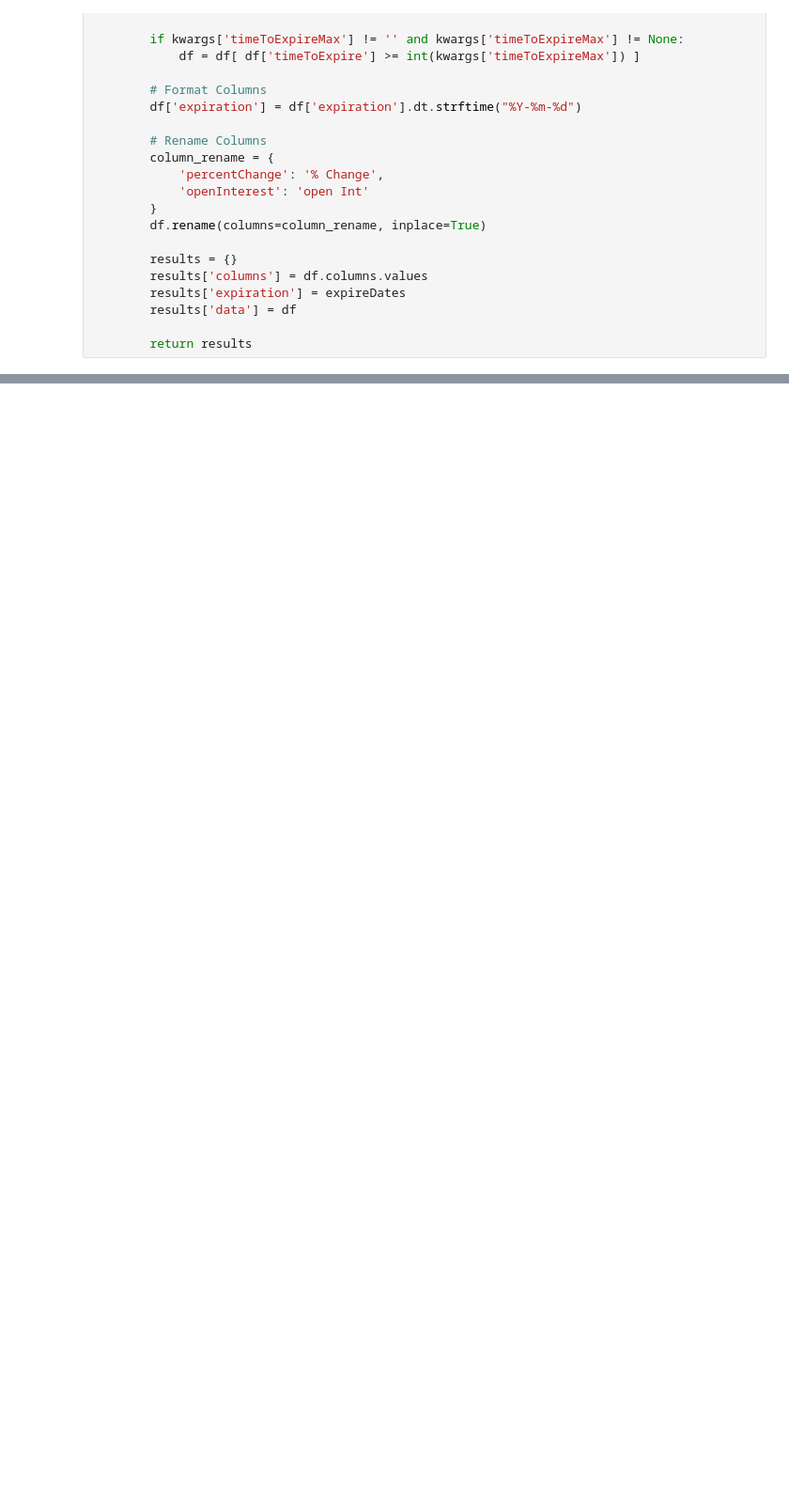
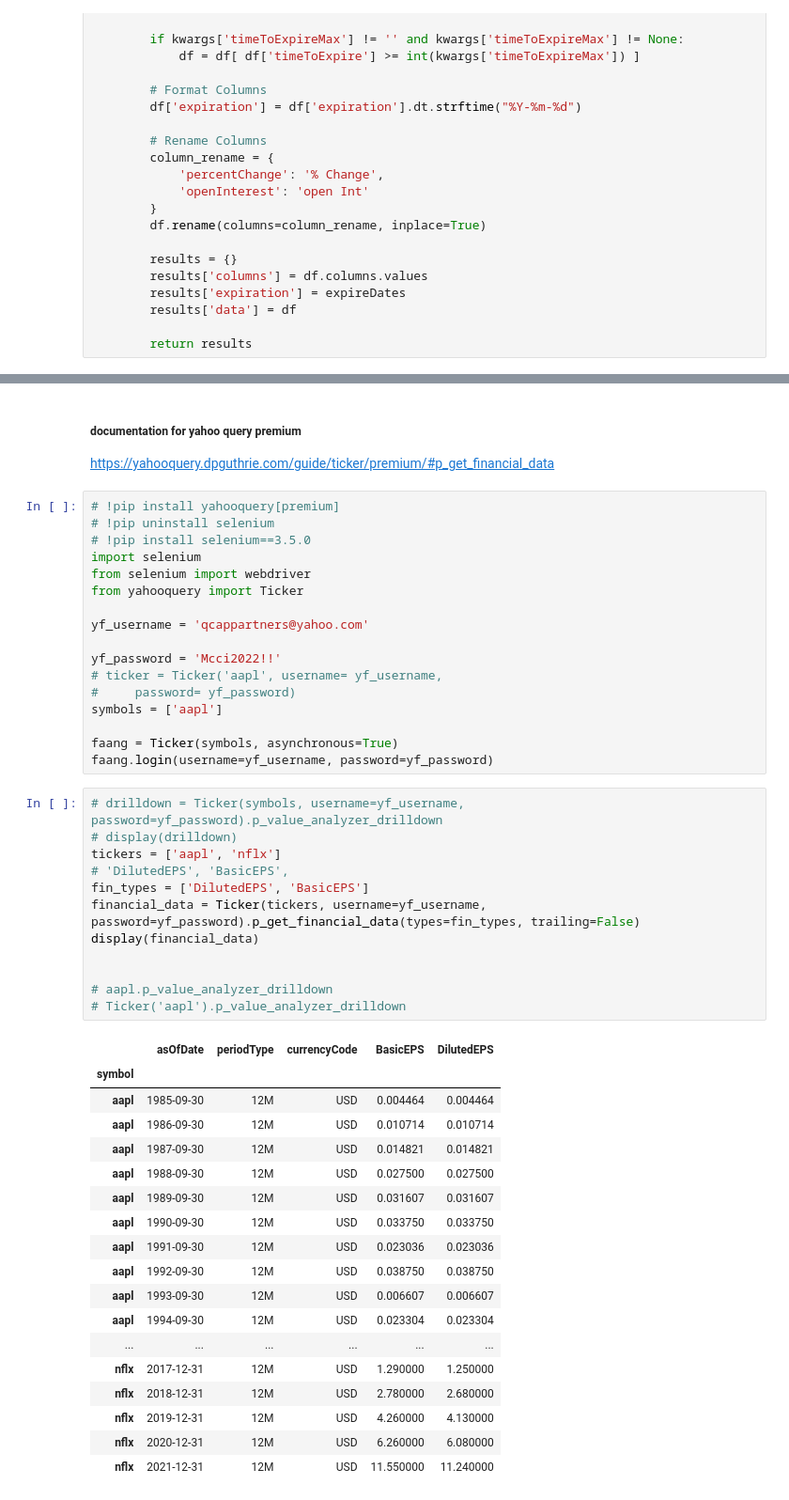
Before and after one commit to ValverdeDaniel/leoPlayground, a Jupyter notebook: EarningsAPITests.ipynb, the cells around one changed output, grey strips where cells are left out. Shown at 94% size. Cells and saved outputs as stored; diff of their text form; blank space fills up the shorter version.

```diff
--- a/EarningsAPITests.ipynb
+++ b/EarningsAPITests.ipynb
@@ -193,3 +219,54 @@ get_earnings_trend('AAPL')
+# %% [markdown]
+##### documentation for yahoo query premium
+https://yahooquery.dpguthrie.com/guide/ticker/premium/#p_get_financial_data
+# %%
+# !pip install yahooquery[premium]
+# !pip uninstall selenium
+# !pip install selenium==3.5.0
+import selenium
+from selenium import webdriver
+from yahooquery import Ticker
+
+yf_username = 'qcappartners@yahoo.com'
+
+yf_password = 'Mcci2022!!'
+# ticker = Ticker('aapl', username= yf_username,
+#     password= yf_password)
+symbols = ['aapl']
+
+faang = Ticker(symbols, asynchronous=True)
+faang.login(username=yf_username, password=yf_password)
+# %%
+# drilldown = Ticker(symbols, username=yf_username, password=yf_password).p_value_analyzer_drilldown
+# display(drilldown)
+tickers = ['aapl', 'nflx']
+# 'DilutedEPS', 'BasicEPS',
+fin_types = ['DilutedEPS', 'BasicEPS']
+financial_data = Ticker(tickers, username=yf_username, password=yf_password).p_get_financial_data(types=fin_types, trailing=False)
+display(financial_data)
+
+
+# aapl.p_value_analyzer_drilldown
+# Ticker('aapl').p_value_analyzer_drilldown
+# %% [output]
+|  | asOfDate | periodType | currencyCode | BasicEPS | DilutedEPS |
+| symbol |  |  |  |  |  |
+| aapl | 1985-09-30 | 12M | USD | 0.004464 | 0.004464 |
+| aapl | 1986-09-30 | 12M | USD | 0.010714 | 0.010714 |
+| aapl | 1987-09-30 | 12M | USD | 0.014821 | 0.014821 |
+| aapl | 1988-09-30 | 12M | USD | 0.027500 | 0.027500 |
+| aapl | 1989-09-30 | 12M | USD | 0.031607 | 0.031607 |
+| aapl | 1990-09-30 | 12M | USD | 0.033750 | 0.033750 |
+| aapl | 1991-09-30 | 12M | USD | 0.023036 | 0.023036 |
+| aapl | 1992-09-30 | 12M | USD | 0.038750 | 0.038750 |
+| aapl | 1993-09-30 | 12M | USD | 0.006607 | 0.006607 |
+| aapl | 1994-09-30 | 12M | USD | 0.023304 | 0.023304 |
+| ... | ... | ... | ... | ... | ... |
+| nflx | 2017-12-31 | 12M | USD | 1.290000 | 1.250000 |
+| nflx | 2018-12-31 | 12M | USD | 2.780000 | 2.680000 |
+| nflx | 2019-12-31 | 12M | USD | 4.260000 | 4.130000 |
+| nflx | 2020-12-31 | 12M | USD | 6.260000 | 6.080000 |
+| nflx | 2021-12-31 | 12M | USD | 11.550000 | 11.240000 |
 # %%
 global AlphaVantageKey
 #basic key AlphaVantageKey = 'XEQ9AFU8KM035KMG'
```
Also changed, not shown: parts of 3 cells of this notebook, 2 other files.
